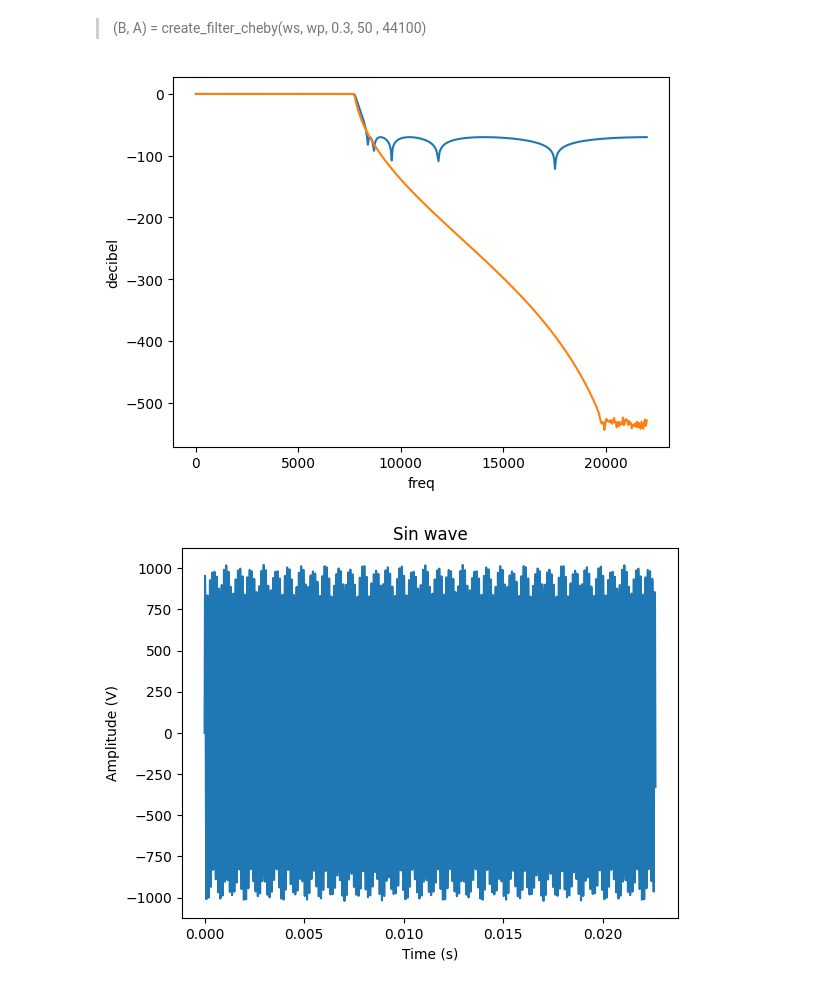
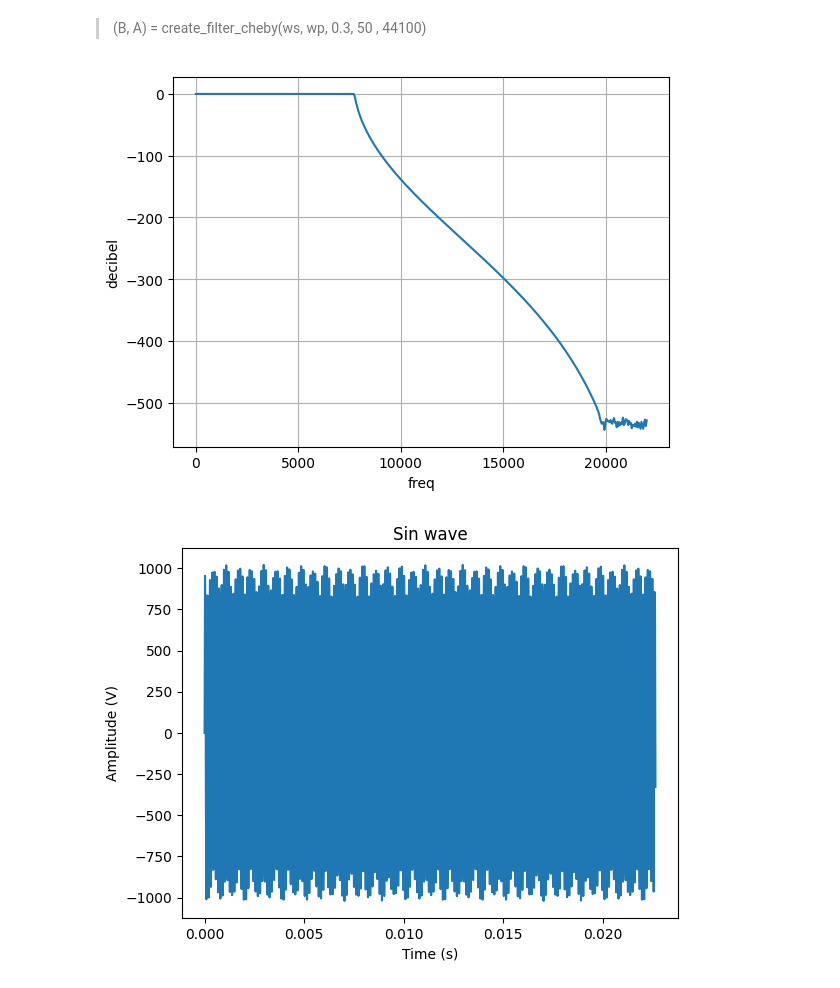
Before and after one commit to PizzaManStarted/projet_signal, a Jupyter notebook: code.ipynb, the cells around one changed output. Saved outputs shown, nothing was run; the diff lists cells and outputs as text; code cells hidden in the pictures.

```diff
--- a/code.ipynb
+++ b/code.ipynb
@@ -237,45 +237,37 @@ Normalising does not change the value of A nor B
 
 > (B, A) = create_filter_cheby(ws, wp,  0.3,  50 , 44100)
 # %%
-
-#w,h = signal.freqz(b_pb, a_pb, fs=400)
-#plt.figure()
-#
-#plt.plot(w, np.abs(h))
-
-
-#plot_sin(sin_samples, t)
-#plt.figure()
-
-
-
 wp = 7700
 ws = 8500
 rp = 0.1
 rs = 70
 (B_caueur, A_caueur) = create_filter_cauer(wp, ws,  rp, rs, 44100)
 
 (B_cheby, A_cheby) = create_filter_cheby(wp, ws,  rp,  rs, 44100)
 
-w_a, h_a = signal.freqz(B_caueur,A_caueur, fs= 44100)
+
+
+def plot_filter(B_filter, A_filter, fs):
+    w_a, h_a = signal.freqz(B_filter, A_filter, fs)
+    plt.xlabel("f (Hz)")
+    plt.ylabel("Amplitude (dB)")
+    plt.plot(w_a, 20 * np.log10(np.abs(h_a)))
+    plt.grid(which="both", axis="both")
+
 
 # Plot as decibel graph
-plt.xlabel("freq")
-plt.ylabel("decibel")
-plt.plot(w_a, 20 * np.log10(np.abs(h_a)))
-plt.grid(which="both", axis="both")
 
 # plt.figure()
 
 w_a, h_a = signal.freqz(B_cheby, A_cheby, fs= 44100)
 
 # Plot as decibel graph
 plt.xlabel("freq")
 plt.ylabel("decibel")
 plt.plot(w_a, 20 * np.log10(np.abs(h_a)))
 plt.grid(which="both", axis="both")
 # %% [output]
-[figure, old version]
+[figure, new version]
 # %%
 t, sin_samples = create_sine_wave(8500, 1000, 44100, 1000)
 t, sin_samples2 = create_sine_wave(7500, 20, 44100, 1000)
```
Also changed, not shown: parts of 5 cells of this notebook.
